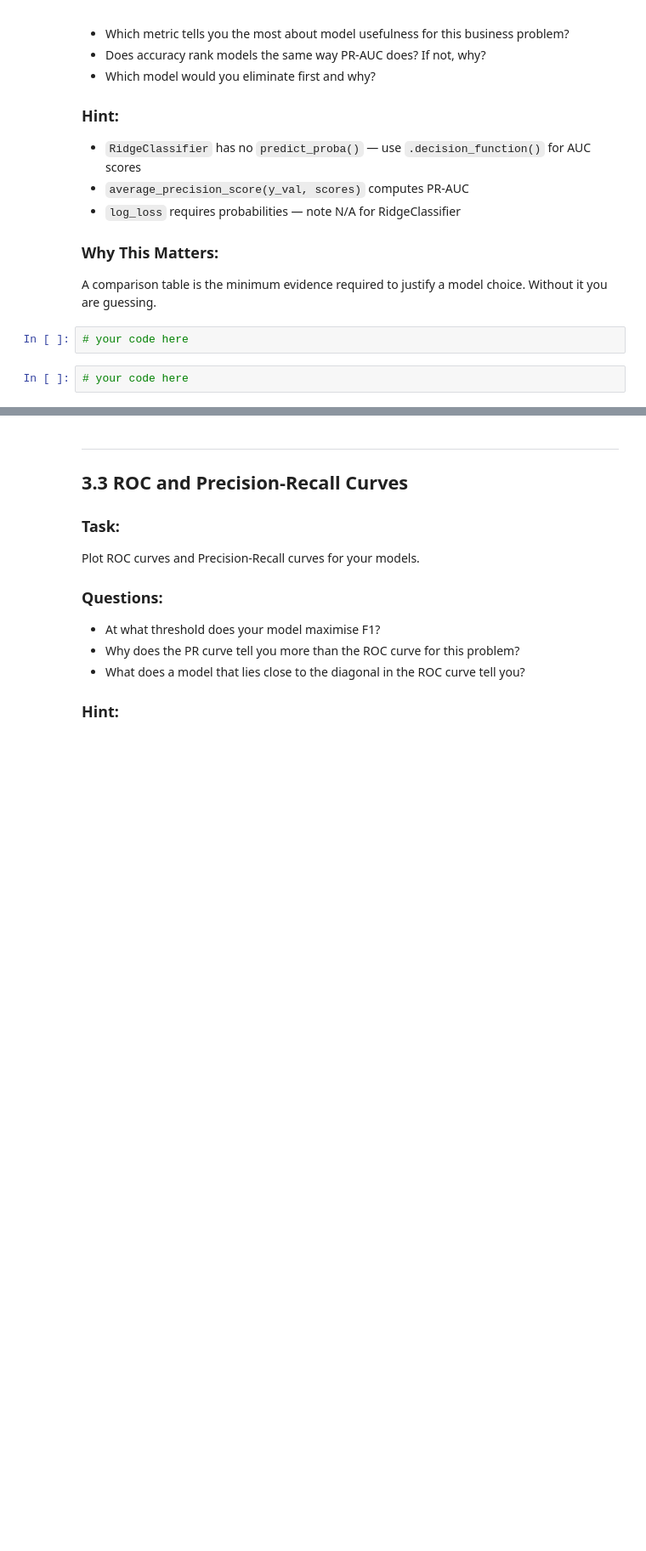
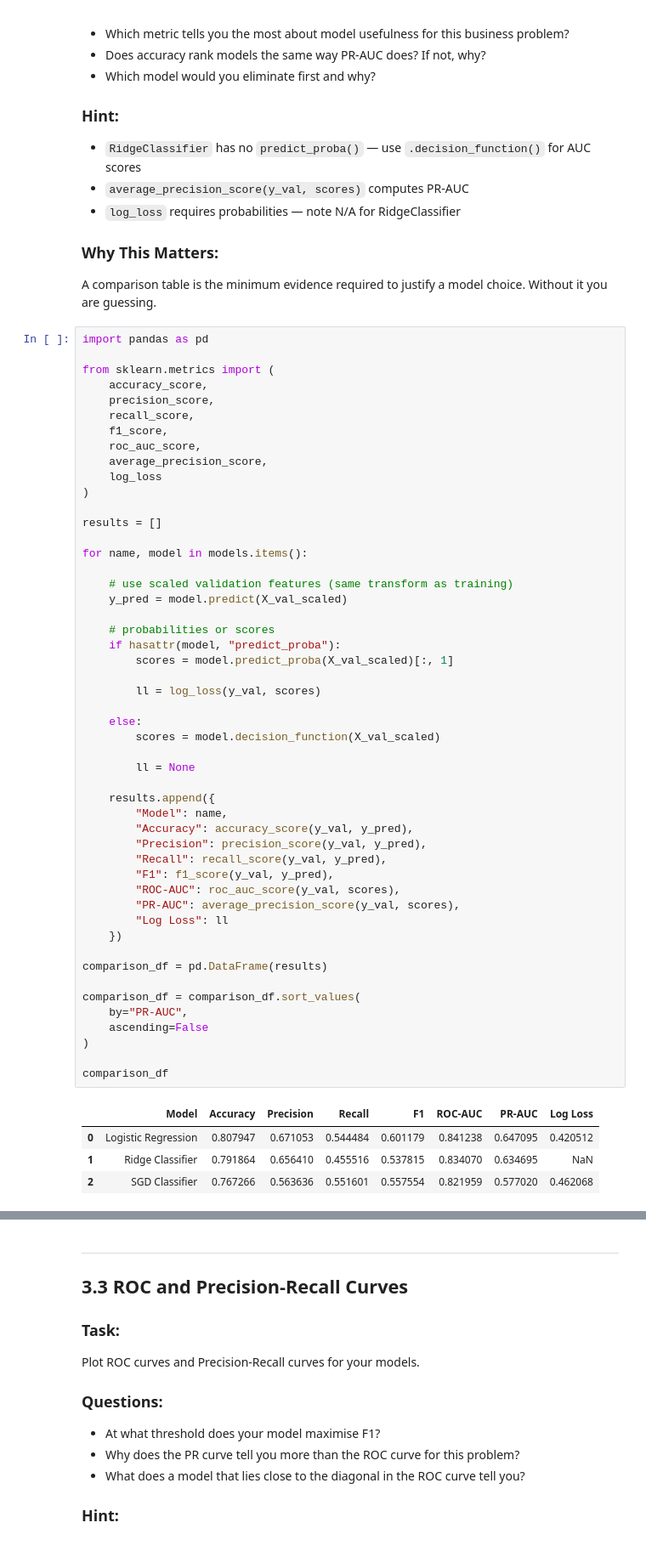
Before and after one commit to omgchan/AIF-WEEK4, a Jupyter notebook: model/W4_Linear_Models_Assignment.ipynb, the cells around one changed output, grey strips where cells are left out. Shown at 85% size. Saved outputs shown, nothing was run; the diff lists cells and outputs as text; blank space fills up the shorter version.

```diff
--- a/model/W4_Linear_Models_Assignment.ipynb
+++ b/model/W4_Linear_Models_Assignment.ipynb
@@ -541,7 +618,58 @@ Display as a pandas DataFrame sorted by PR-AUC.
 
 ### Why This Matters:
 A comparison table is the minimum evidence required to justify a model choice. Without it you are guessing.
-# %%
-# your code here
-# %%
-# your code here
+# %%
+import pandas as pd
+
+from sklearn.metrics import (
+    accuracy_score,
+    precision_score,
+    recall_score,
+    f1_score,
+    roc_auc_score,
+    average_precision_score,
+    log_loss
+)
+
+results = []
+
+for name, model in models.items():
+
+    # use scaled validation features (same transform as training)
+    y_pred = model.predict(X_val_scaled)
+
+    # probabilities or scores
+    if hasattr(model, "predict_proba"):
+        scores = model.predict_proba(X_val_scaled)[:, 1]
+
+        ll = log_loss(y_val, scores)
+
+    else:
+        scores = model.decision_function(X_val_scaled)
+
+        ll = None
+
+    results.append({
+        "Model": name,
+        "Accuracy": accuracy_score(y_val, y_pred),
+        "Precision": precision_score(y_val, y_pred),
+        "Recall": recall_score(y_val, y_pred),
+        "F1": f1_score(y_val, y_pred),
+        "ROC-AUC": roc_auc_score(y_val, scores),
+        "PR-AUC": average_precision_score(y_val, scores),
+        "Log Loss": ll
+    })
+
+comparison_df = pd.DataFrame(results)
+
+comparison_df = comparison_df.sort_values(
+    by="PR-AUC",
+    ascending=False
+)
+
+comparison_df
+# %% [output]
+|  | Model | Accuracy | Precision | Recall | F1 | ROC-AUC | PR-AUC | Log Loss |
+| 0 | Logistic Regression | 0.807947 | 0.671053 | 0.544484 | 0.601179 | 0.841238 | 0.647095 | 0.420512 |
+| 1 | Ridge Classifier | 0.791864 | 0.656410 | 0.455516 | 0.537815 | 0.834070 | 0.634695 | NaN |
+| 2 | SGD Classifier | 0.767266 | 0.563636 | 0.551601 | 0.557554 | 0.821959 | 0.577020 | 0.462068 |
```
Also changed, not shown: parts of 18 cells of this notebook, 2 other files.
